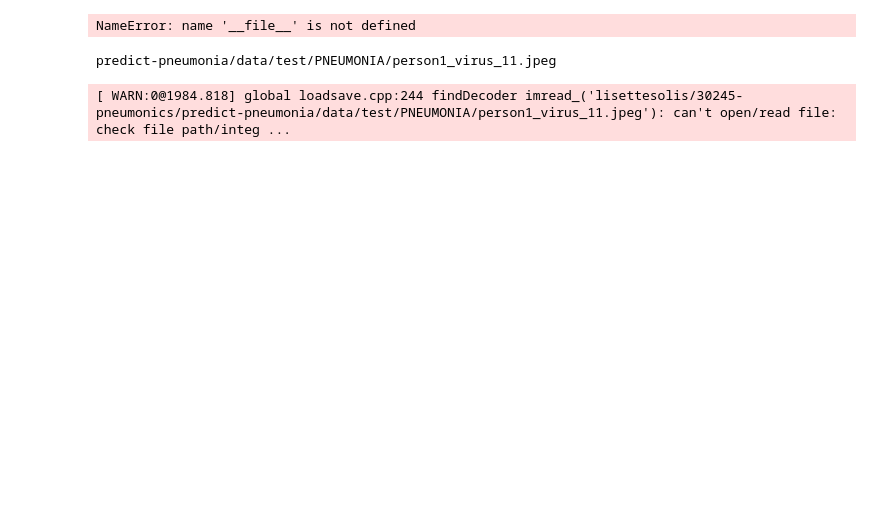
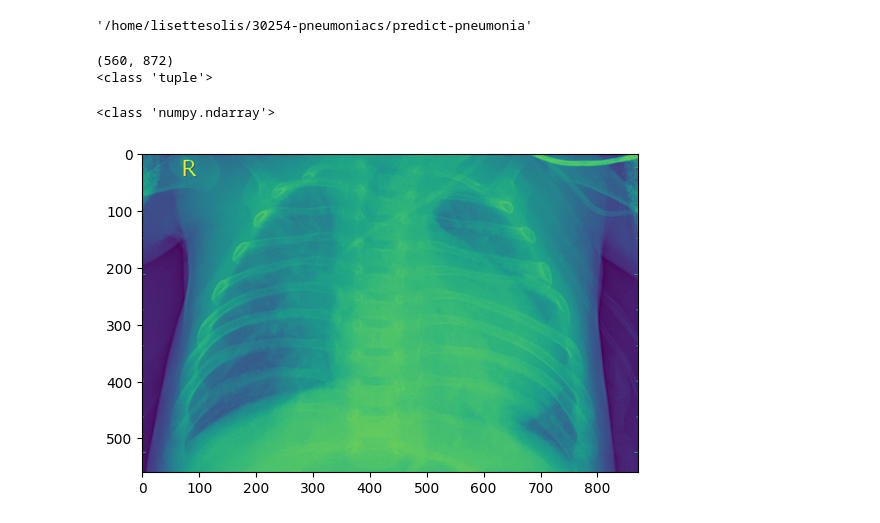
Before and after one commit to JPMartinezClaeys/30254-pneumoniacs, a Jupyter notebook: predict-pneumonia/lisette_notebook.ipynb, the cells around one changed output. Drawn from its saved outputs; the diff is of its cells as text; code cells hidden in the pictures; blank space fills up the shorter version.

```diff
--- a/predict-pneumonia/lisette_notebook.ipynb
+++ b/predict-pneumonia/lisette_notebook.ipynb
@@ -10,17 +12,20 @@ import pandas as pd
-# %%
-filepath = pathlib.Path(__file__).parent.parent/ "predict-pneumonia/data/test/PNEUMONIA/person1_virus_11.jpeg"
-
-print(filepath)
-# %% [output]
-NameError: name '__file__' is not defined
-# %%
-print("/predict-pneumonia/data/test/PNEUMONIA/person1_virus_11.jpeg")
-# %% [output]
-predict-pneumonia/data/test/PNEUMONIA/person1_virus_11.jpeg
+# %%
+pwd()
+# %% [output]
+'/home/lisettesolis/30254-pneumoniacs/predict-pneumonia'
 # %%
 # using cv2
 # read in the image
 
-img = cv2.imread("lisettesolis/30245-pneumonics/predict-pneumonia/data/test/PNEUMONIA/person1_virus_11.jpeg", cv2.IMREAD_UNCHANGED)
+img = cv2.imread("data/test/PNEUMONIA/person1_virus_11.jpeg", cv2.IMREAD_UNCHANGED)
+print(img.shape)
+print(type(img.shape))
 # %% [output]
-[ WARN:0@1984.818] global loadsave.cpp:244 findDecoder imread_('lisettesolis/30245-pneumonics/predict-pneumonia/data/test/PNEUMONIA/person1_virus_11.jpeg'): can't open/read file: check file path/integ ...
+(560, 872)
+<class 'tuple'>
+# %%
+import matplotlib.pyplot as plt
+plt.imshow(img)
+# %% [output]
+<class 'numpy.ndarray'>
+[figure, added]
```
Also changed, not shown: parts of 7 cells of this notebook.
